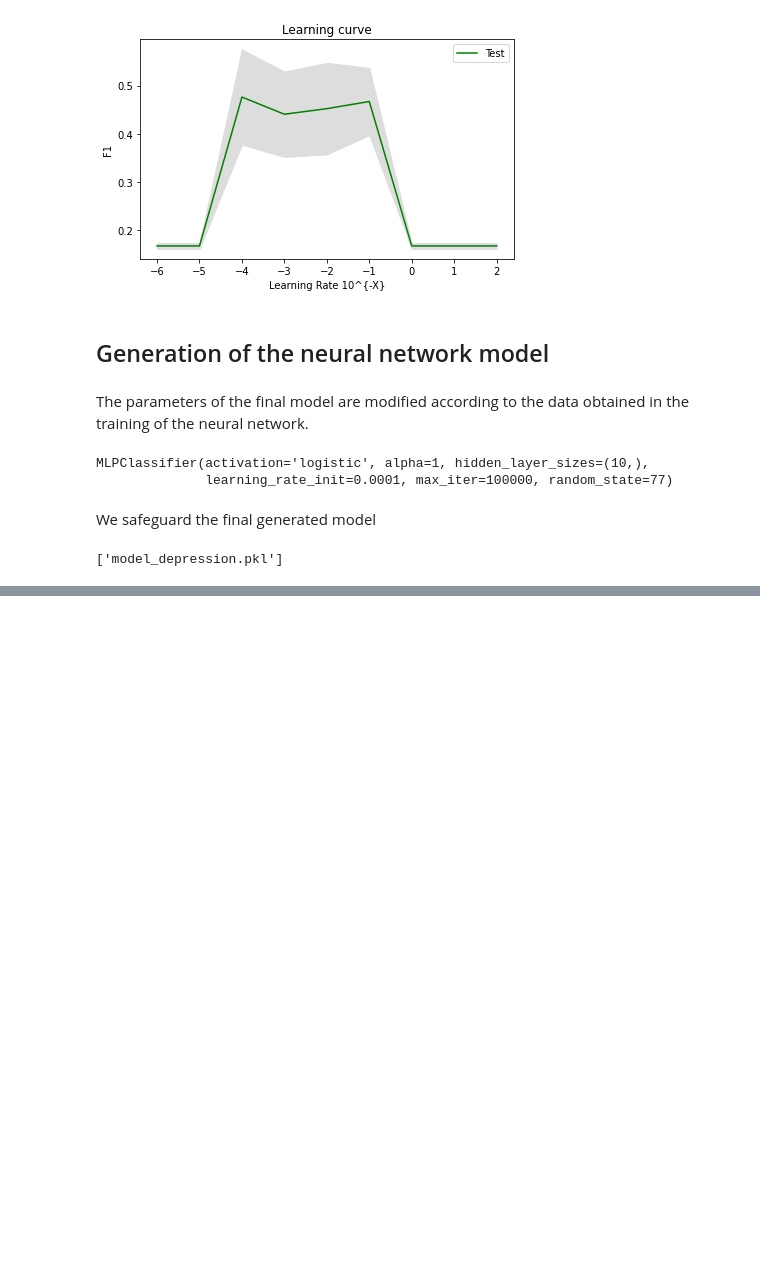
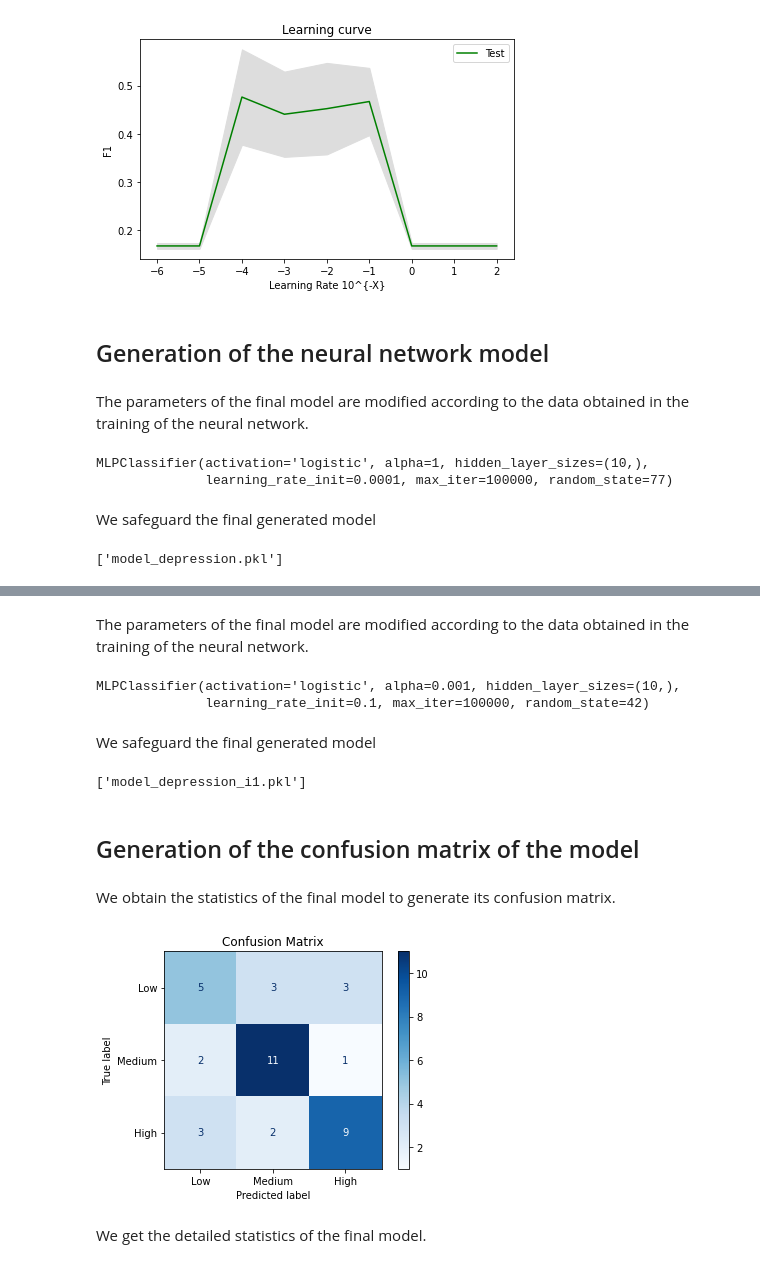
Before and after one commit to Manuel080800/IAE-Psicology, a Jupyter notebook: Red neuronal - Test/Explainers_ANN_Psychology_Classification.ipynb, the cells around one changed output, grey strips where cells are left out. Saved outputs shown, nothing was run; the diff lists cells and outputs as text; code cells hidden in the pictures; blank space fills up the shorter version.

```diff
--- a/Red neuronal - Test/Explainers_ANN_Psychology_Classification.ipynb
+++ b/Red neuronal - Test/Explainers_ANN_Psychology_Classification.ipynb
@@ -249,0 +333,24 @@ joblib.dump(mlp,"model_depression.pkl")
+# %%
+## Loading data from the dataset
+df = pd.read_csv(path_dataset)
+
+## Eliminating physical-related questions in dataset.
+df = df.drop(df.columns[102:-1], axis=1)
+
+## Elimination of list of conflicting questions declared in global variables.
+i = 0
+for x in list_contr:
+    df.drop(df.columns[x - (i + 1)], axis = 1, inplace = True)
+    i += 1
+
+## Grouping of the target according to the defined dictionary.
+df ['Target'] = df ['Target'].map(class_dic)
+
+## Assignment of local variables according to the data necessary for the neural network.
+train_cols = df.columns [0:-1]
+label = df.columns [-1]
+X = df [train_cols]
+y = df [label]
+
+## The prepared data of the dataset is printed.
+df
@@ -249,0 +398,2 @@ joblib.dump(mlp,"model_depression.pkl")
+# %%
+X_train, X_test, y_train, y_test = train_test_split(X, y, test_size=0.33, random_state=seed)
@@ -249,0 +520,32 @@ joblib.dump(mlp,"model_depression.pkl")
+# %% [markdown]
+The parameters of the final model are modified according to the data obtained in the training of the neural network.
+# %%
+## The alpha parameter value is changed to 0.001, learning_rate_init to 0.1, and the seed random_state value to 42.
+mlp = MLPClassifier(hidden_layer_sizes = (10,), activation = 'logistic', solver = 'adam', alpha = 0.001,
+             learning_rate = 'constant', learning_rate_init = 0.1, max_iter = 100000, random_state = 42)
+
+## We print the data of the final generated model.
+mlp.fit(X_train, y_train)
+# %% [output]
+MLPClassifier(activation='logistic', alpha=0.001, hidden_layer_sizes=(10,),
+              learning_rate_init=0.1, max_iter=100000, random_state=42)
+# %% [markdown]
+We safeguard the final generated model
+# %%
+joblib.dump(mlp,"model_depression_i1.pkl")
+# %% [output]
+['model_depression_i1.pkl']
+# %% [markdown]
+## Generation of the confusion matrix of the model
+# %% [markdown]
+We obtain the statistics of the final model to generate its confusion matrix.
+# %%
+## The data for the generation of the confession matrix are defined.
+confusion_matrix = ConfusionMatrixDisplay.from_estimator(mlp, X_test, y_test, display_labels = target_names,
+                                                         cmap = plt.cm.Blues)
+confusion_matrix.ax_.set_title("Confusion Matrix")
+plt.show()
+# %% [output]
+[figure, added]
+# %% [markdown]
+We get the detailed statistics of the final model.
```
Also changed, not shown: parts of 51 cells of this notebook, 7 other files.
